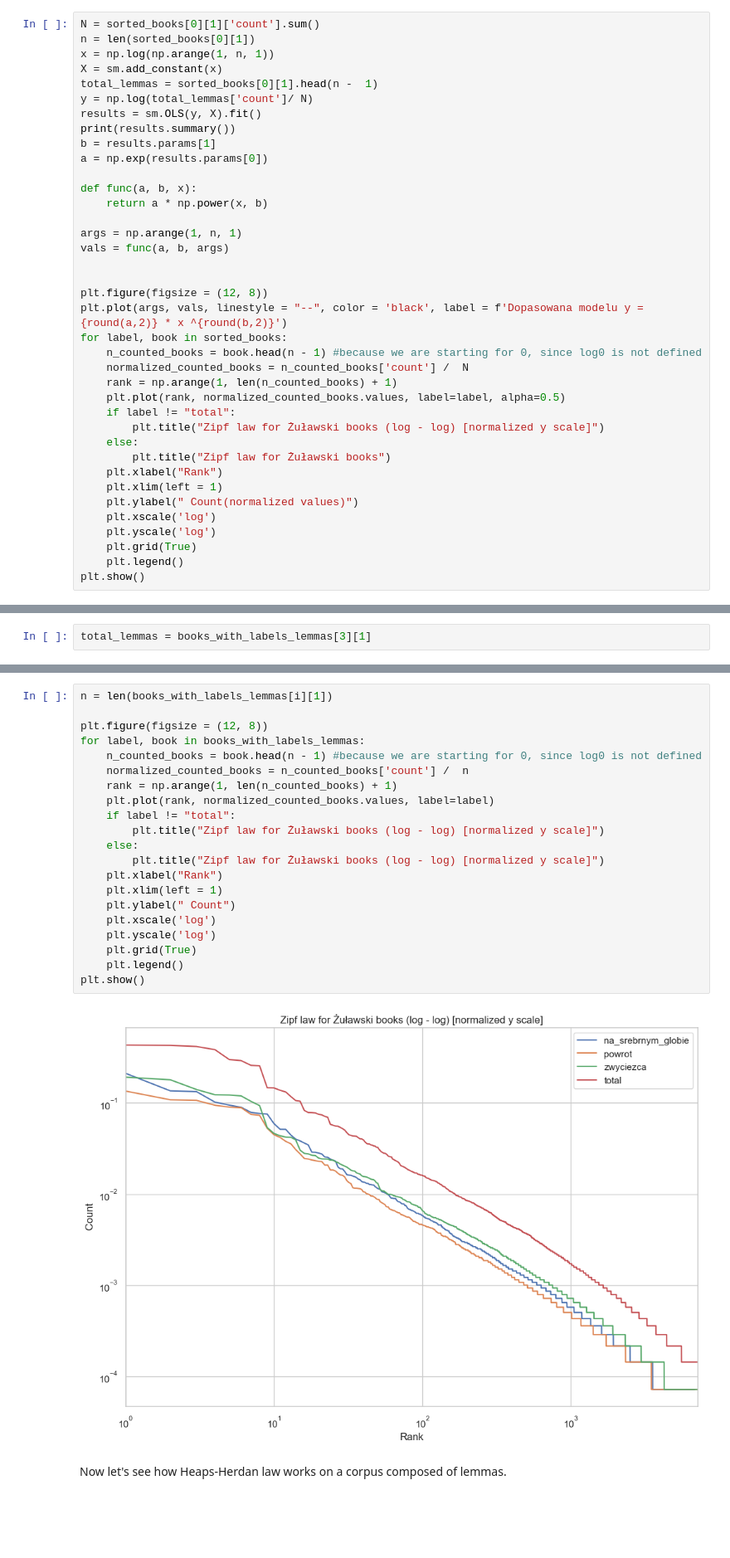
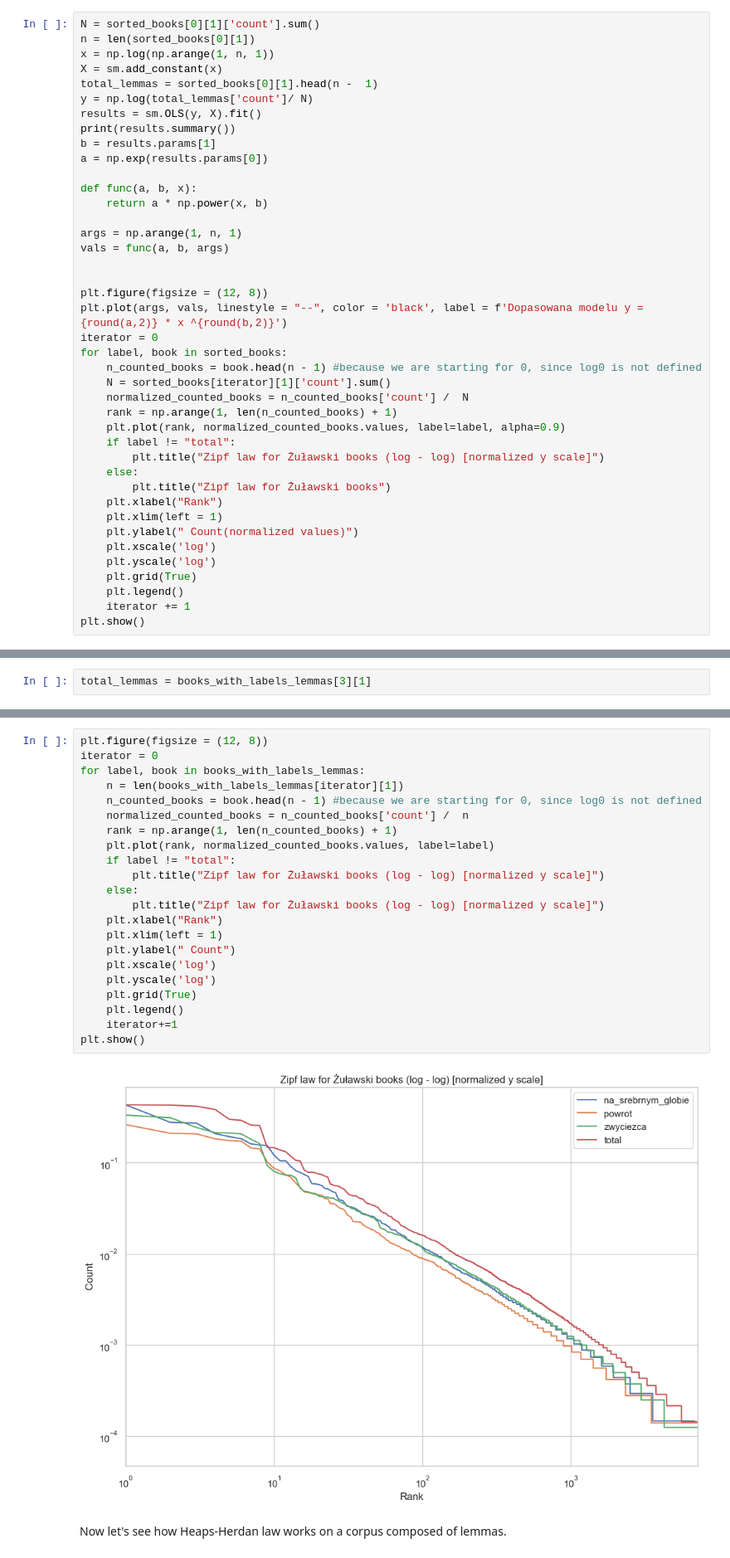
Before and after one commit to jakubfigura/nlp_lab, a Jupyter notebook: language_laws.ipynb, the cells around one changed output, grey strips where cells are left out. Shown at 83% size. Cells and saved outputs as stored; diff of their text form; blank space fills up the shorter version.

```diff
--- a/language_laws.ipynb
+++ b/language_laws.ipynb
@@ -287,11 +287,13 @@ vals = func(a, b, args)
 
 plt.figure(figsize = (12, 8))
 plt.plot(args, vals, linestyle = "--", color = 'black', label = f'Dopasowana modelu y = {round(a,2)} * x ^{round(b,2)}')
+iterator = 0
 for label, book in sorted_books:
     n_counted_books = book.head(n - 1) #because we are starting for 0, since log0 is not defined
+    N = sorted_books[iterator][1]['count'].sum()
     normalized_counted_books = n_counted_books['count'] /  N
     rank = np.arange(1, len(n_counted_books) + 1)
-    plt.plot(rank, normalized_counted_books.values, label=label, alpha=0.5)
+    plt.plot(rank, normalized_counted_books.values, label=label, alpha=0.9)
     if label != "total":
         plt.title("Zipf law for Żuławski books (log - log) [normalized y scale]")
     else:
@@ -303,6 +305,7 @@ for label, book in sorted_books:
     plt.yscale('log')
     plt.grid(True)
     plt.legend()
+    iterator += 1
 plt.show()
 # %% [output]
                             OLS Regression Results
@@ -544,26 +547,27 @@ Notes:
 # %%
-n = len(books_with_labels_lemmas[i][1])
-
 plt.figure(figsize = (12, 8))
+iterator = 0
 for label, book in books_with_labels_lemmas:
+    n = len(books_with_labels_lemmas[iterator][1])
     n_counted_books = book.head(n - 1) #because we are starting for 0, since log0 is not defined
     normalized_counted_books = n_counted_books['count'] /  n
     rank = np.arange(1, len(n_counted_books) + 1)
     plt.plot(rank, normalized_counted_books.values, label=label)
     if label != "total":
         plt.title("Zipf law for Żuławski books (log - log) [normalized y scale]")
     else:
         plt.title("Zipf law for Żuławski books (log - log) [normalized y scale]")
     plt.xlabel("Rank")
     plt.xlim(left = 1)
     plt.ylabel(" Count")
     plt.xscale('log')
     plt.yscale('log')
     plt.grid(True)
     plt.legend()
+    iterator+=1
 plt.show()
 # %% [output]
-[figure, old version]
+[figure, new version]
 # %% [markdown]
 Now let's see how Heaps-Herdan law works on a corpus composed of lemmas.
 # %%
```
Also changed, not shown: parts of 10 cells of this notebook.
